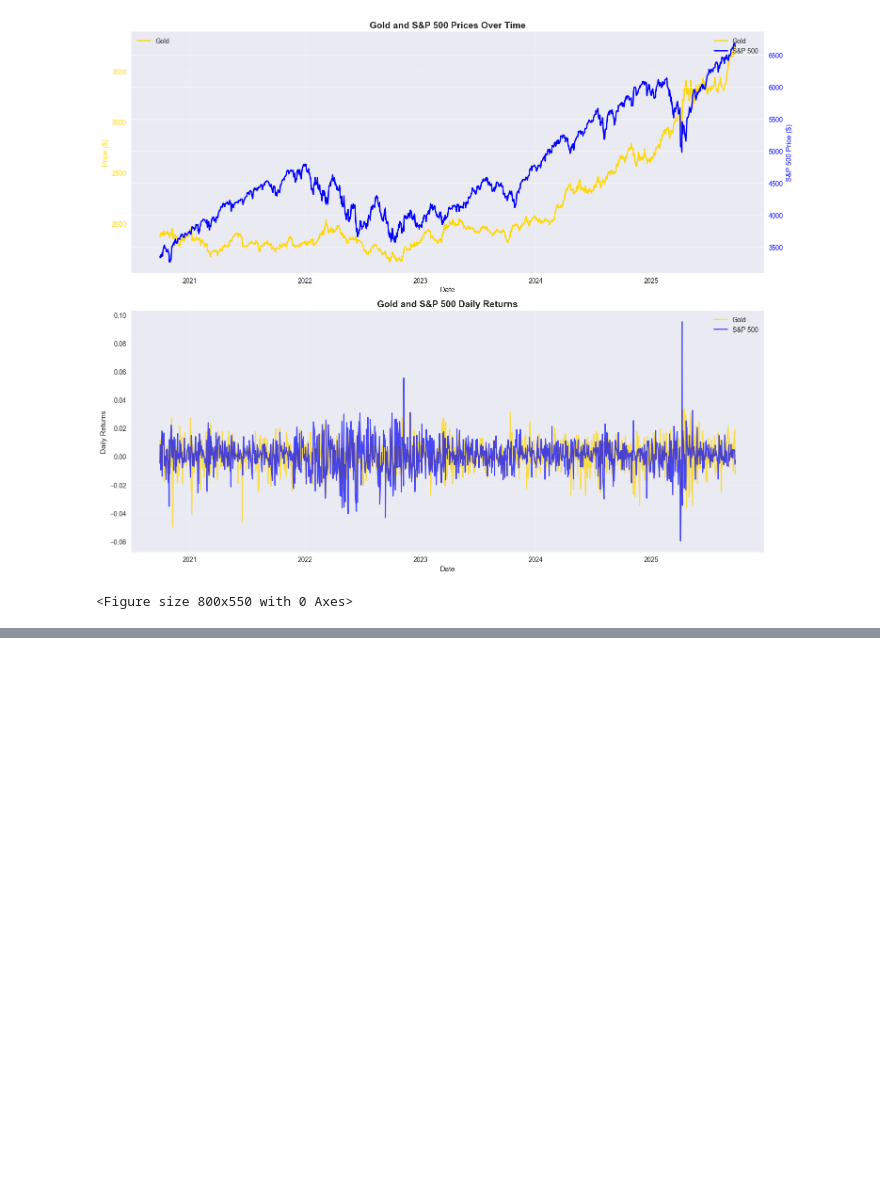
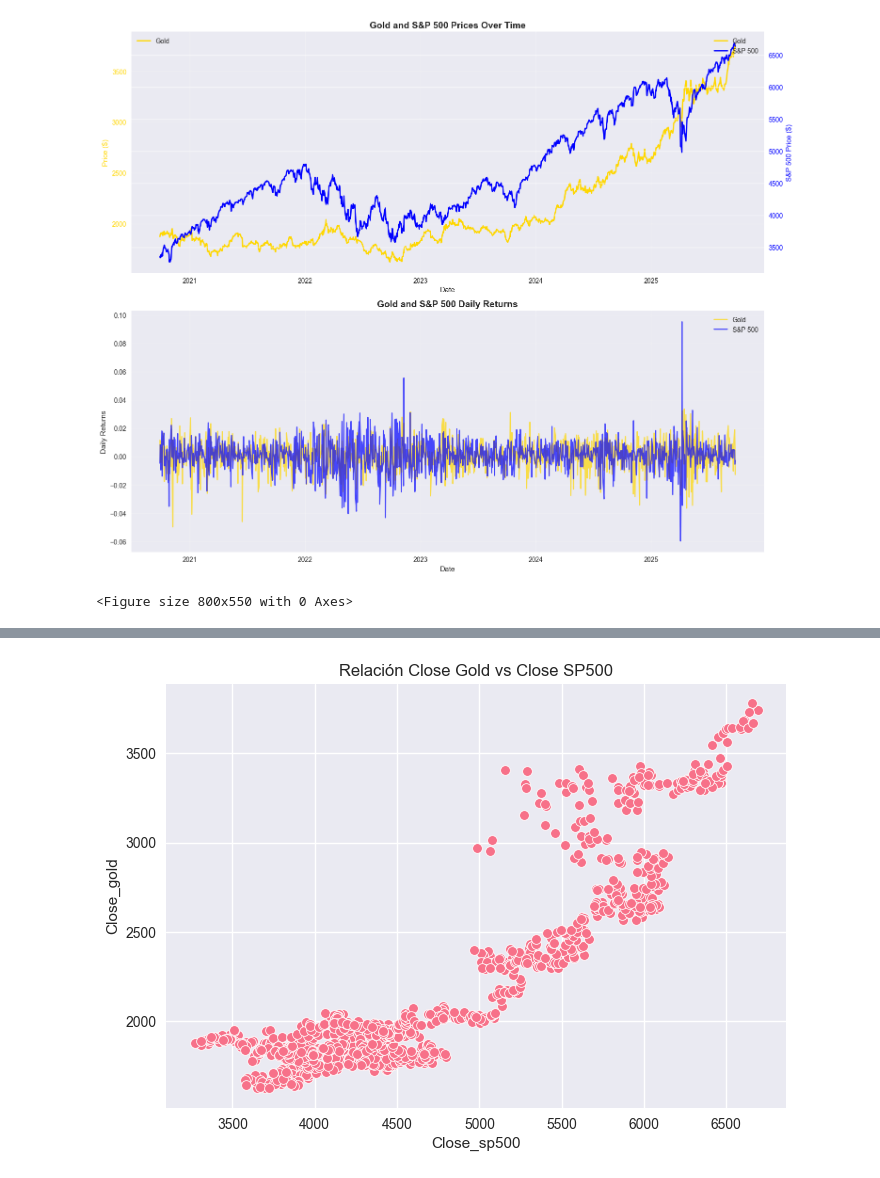
Before and after one commit to octaviodiego78/proyecto-cd-equipo-dji, a Jupyter notebook: notebooks/01_eda_inicial.ipynb, the cells around one changed output, grey strips where cells are left out. Saved outputs shown, nothing was run; the diff lists cells and outputs as text; code cells hidden in the pictures; blank space fills up the shorter version.

```diff
--- a/notebooks/01_eda_inicial.ipynb
+++ b/notebooks/01_eda_inicial.ipynb
@@ -124,0 +202,6 @@ plt.subplots_adjust(bottom=0.3)  # Make room for the text
+# %%
+sns.scatterplot(x="Close_sp500", y="Close_gold", data=df_num)
+plt.title("Relación Close Gold vs Close SP500")
+plt.show()
+# %% [output]
+[figure, added]
```
Also changed, not shown: parts of 12 cells of this notebook.
